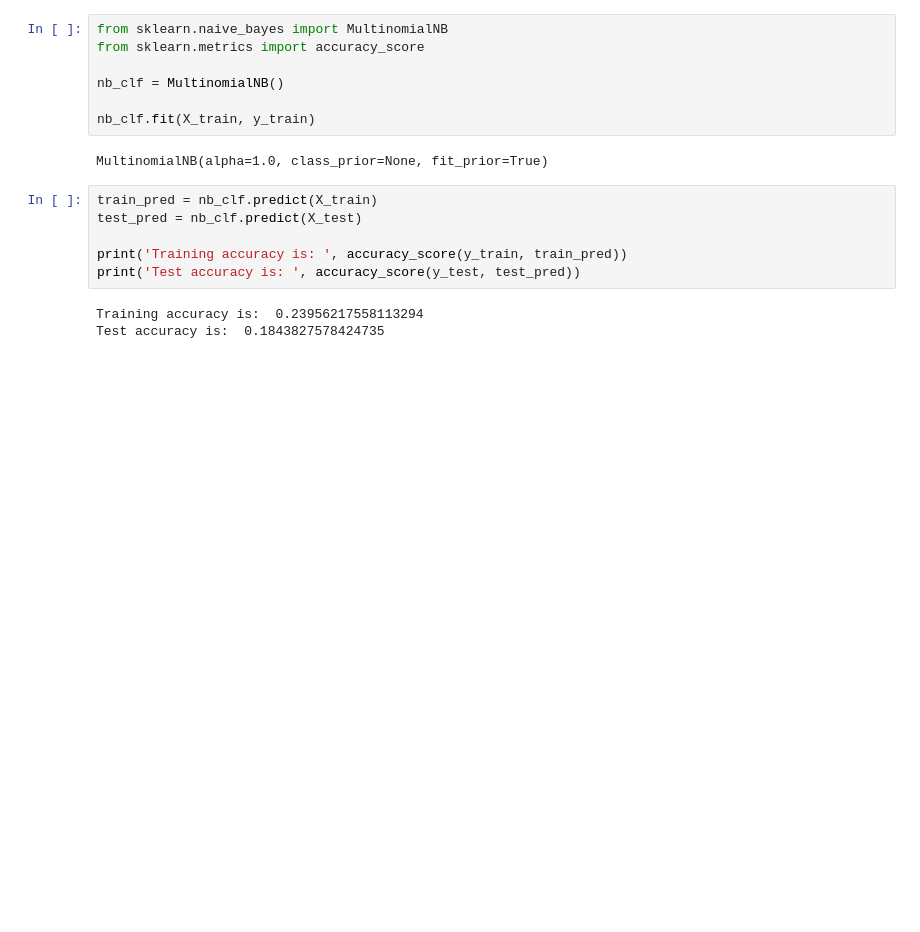
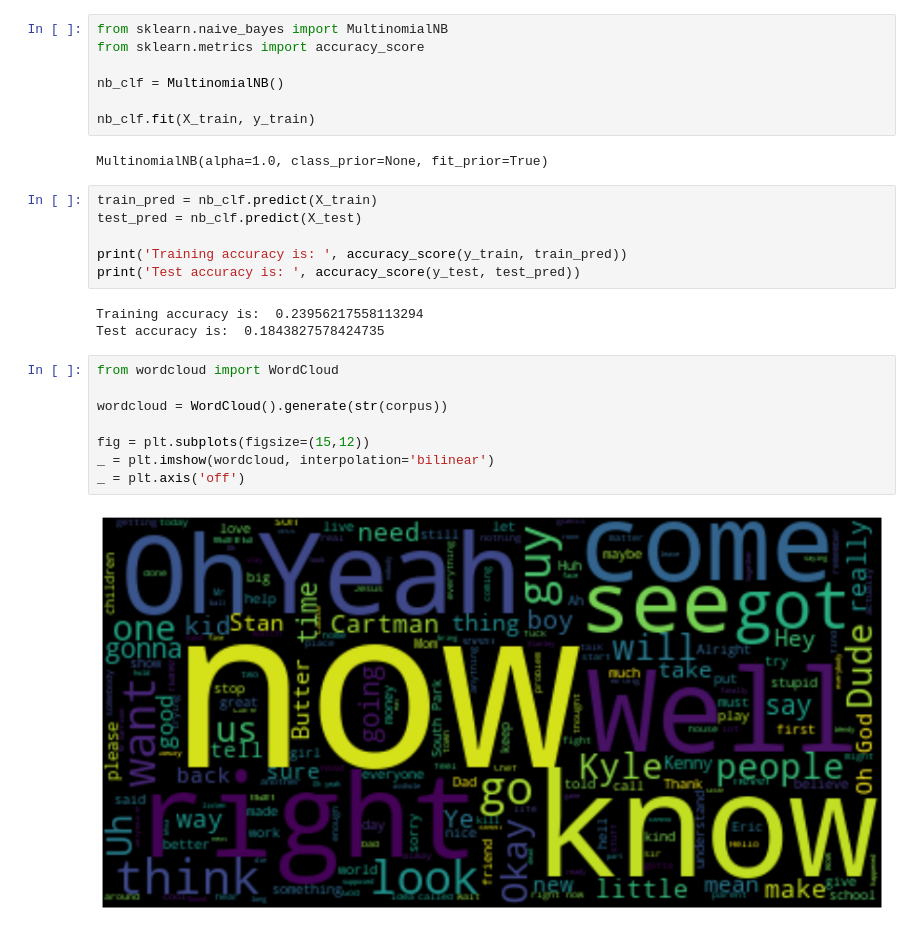
Before and after one commit to twillstw/NLP-with-South-Park, a Jupyter notebook: reports/sp_scratchpad.ipynb, the cells around one changed output. Cells and saved outputs as stored; diff of their text form; blank space fills up the shorter version.

Commit message:
added a basic word cloud

```diff
--- a/reports/sp_scratchpad.ipynb
+++ b/reports/sp_scratchpad.ipynb
@@ -156,3 +156,13 @@ print('Test accuracy is: ', accuracy_score(y_test, test_pred))
 # %% [output]
 Training accuracy is:  0.23956217558113294
 Test accuracy is:  0.1843827578424735
+# %%
+from wordcloud import WordCloud
+
+wordcloud = WordCloud().generate(str(corpus))
+
+fig = plt.subplots(figsize=(15,12))
+_ = plt.imshow(wordcloud, interpolation='bilinear')
+_ = plt.axis('off')
+# %% [output]
+[figure, added]
```
